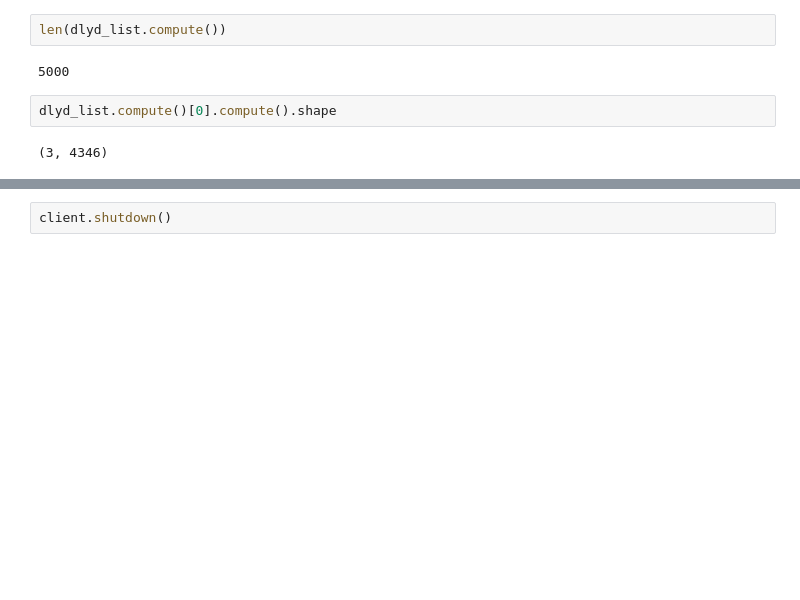
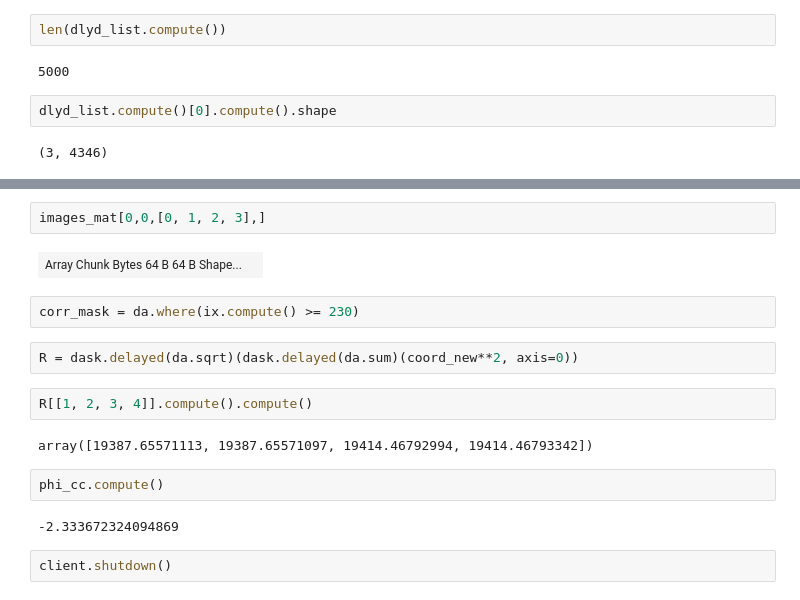
Before and after one commit to c0pp1/distributed-juno, a Jupyter notebook: dask/dask_mapping.ipynb, the cells around one changed output, grey strips where cells are left out. Cells and saved outputs as stored; diff of their text form; blank space fills up the shorter version.

```diff
--- a/dask/dask_mapping.ipynb
+++ b/dask/dask_mapping.ipynb
@@ -335,2 +526,18 @@ dlyd_list.compute()[0].compute().shape
+# %%
+images_mat[0,0,[0, 1, 2, 3],]
+# %% [output]
+| Array Chunk Bytes 64 B 64 B Shape... |  |
+# %%
+corr_mask = da.where(ix.compute() >= 230)
+# %%
+R = dask.delayed(da.sqrt)(dask.delayed(da.sum)(coord_new**2, axis=0))
+# %%
+R[[1, 2, 3, 4]].compute().compute()
+# %% [output]
+array([19387.65571113, 19387.65571097, 19414.46792994, 19414.46793342])
+# %%
+phi_cc.compute()
+# %% [output]
+-2.333672324094869
 # %%
 client.shutdown()
```
Also changed, not shown: parts of 21 cells of this notebook, 1 other file.
